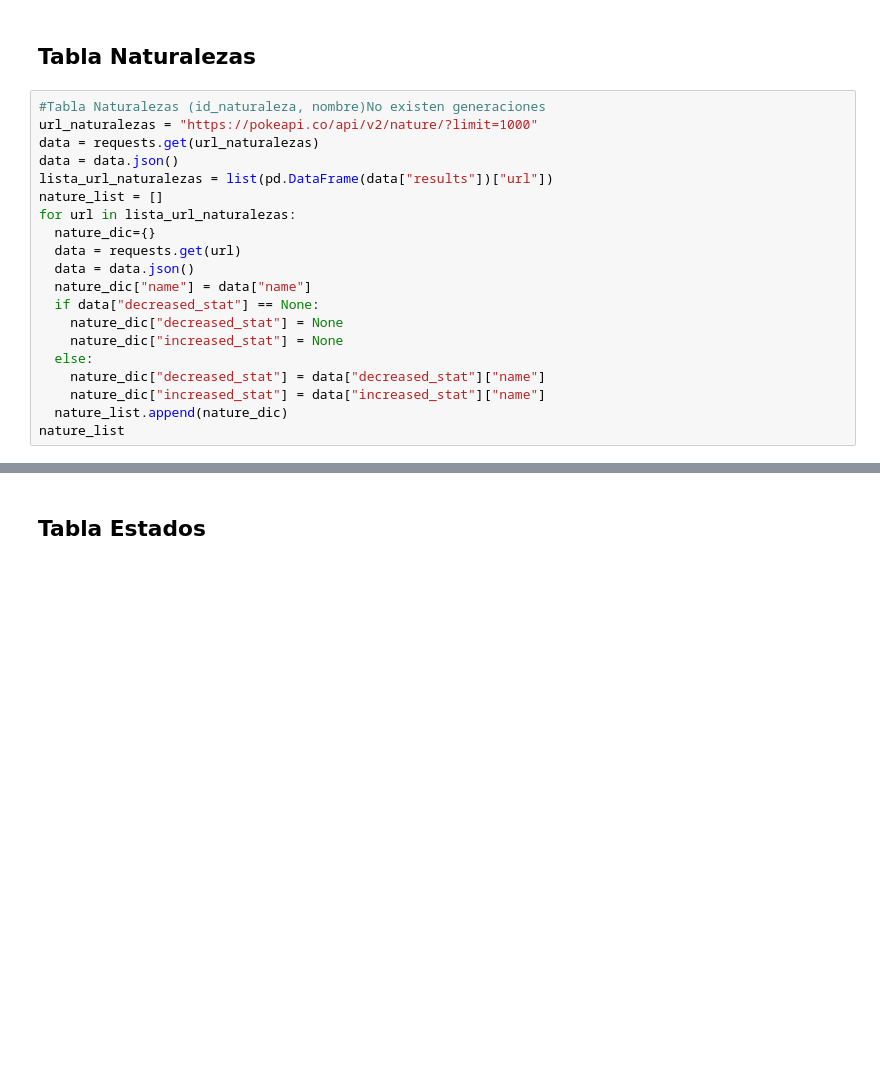
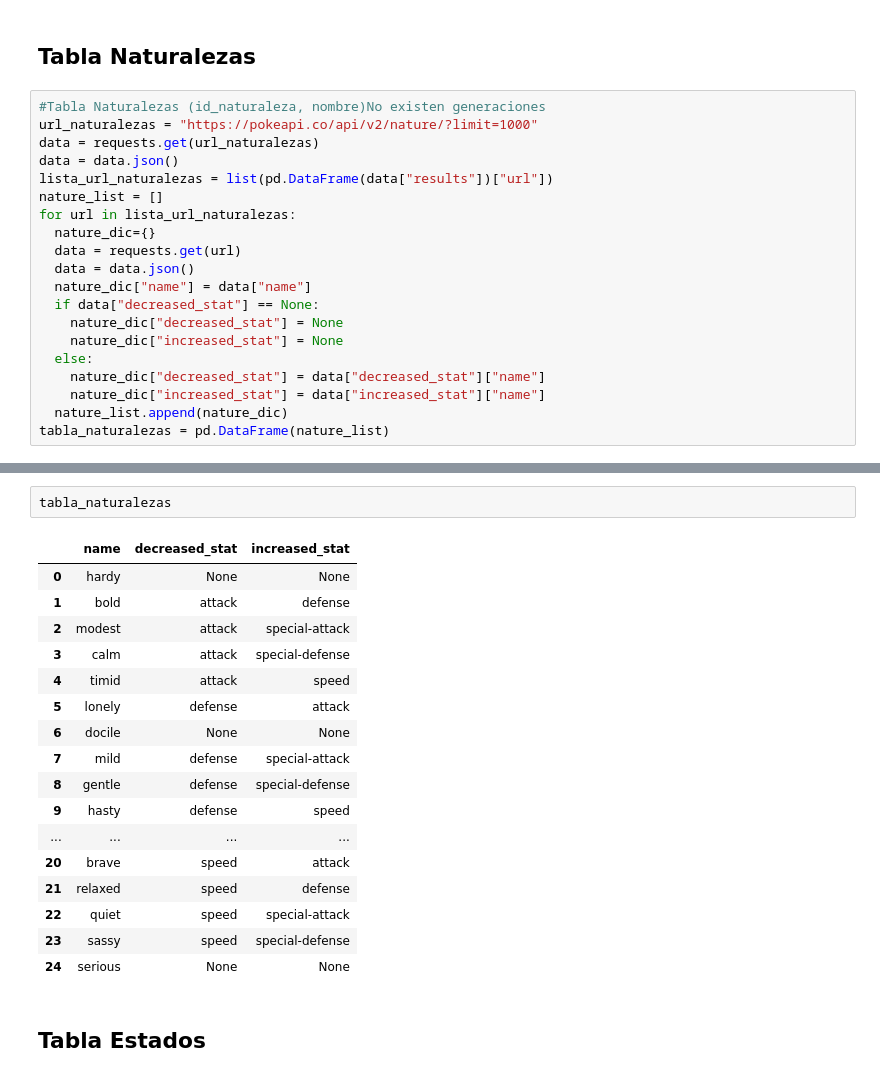
Before and after one commit to ADavid096/pokeproject, a Jupyter notebook: Script_infoDB.ipynb, the cells around one changed output, grey strips where cells are left out. Cells and saved outputs as stored; diff of their text form; blank space fills up the shorter version.

```diff
--- a/Script_infoDB.ipynb
+++ b/Script_infoDB.ipynb
@@ -561,4 +561,4 @@ for url in lista_url_naturalezas:
     nature_dic["decreased_stat"] = data["decreased_stat"]["name"]
     nature_dic["increased_stat"] = data["increased_stat"]["name"]
   nature_list.append(nature_dic)
-nature_list
+tabla_naturalezas = pd.DataFrame(nature_list)
@@ -584,3 +565,23 @@ nature_list
+# %%
+tabla_naturalezas
+# %% [output]
+|  | name | decreased_stat | increased_stat |
+| 0 | hardy | None | None |
+| 1 | bold | attack | defense |
+| 2 | modest | attack | special-attack |
+| 3 | calm | attack | special-defense |
+| 4 | timid | attack | speed |
+| 5 | lonely | defense | attack |
+| 6 | docile | None | None |
+| 7 | mild | defense | special-attack |
+| 8 | gentle | defense | special-defense |
+| 9 | hasty | defense | speed |
+| ... | ... | ... | ... |
+| 20 | brave | speed | attack |
+| 21 | relaxed | speed | defense |
+| 22 | quiet | speed | special-attack |
+| 23 | sassy | speed | special-defense |
+| 24 | serious | None | None |
 # %% [markdown]
 ## Tabla Estados
 # %% [markdown]
```
Also changed, not shown: parts of 1 cell of this notebook.
